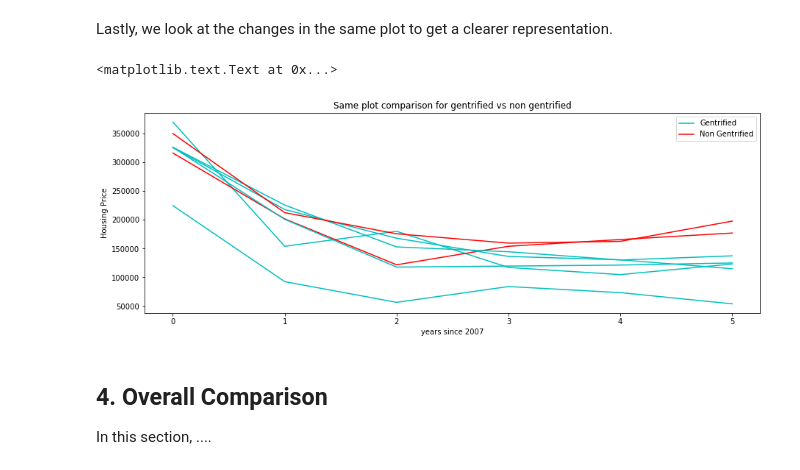
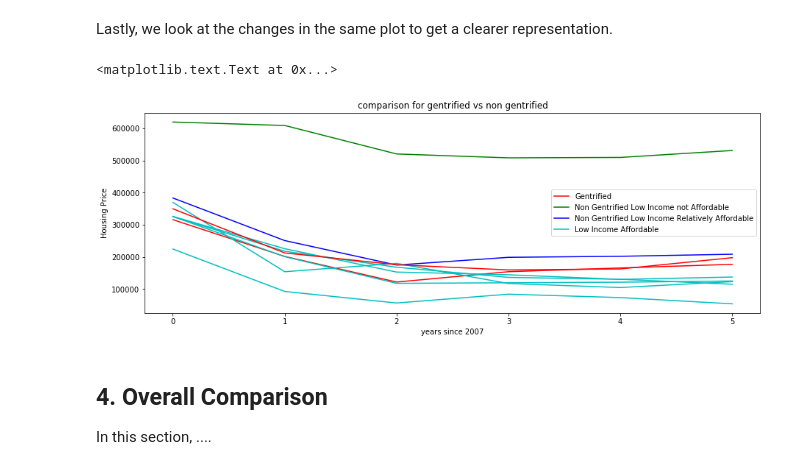
Before and after one commit to AbenaBonsu/Pr_057, a Jupyter notebook: FinalProject.ipynb, the cells around one changed output. Cells and saved outputs as stored; diff of their text form; code cells hidden in the pictures.

```diff
--- a/FinalProject.ipynb
+++ b/FinalProject.ipynb
@@ -982,20 +952,27 @@ plt.xlabel('years since 2007')
 Lastly, we look at the changes in the same plot to get a clearer representation.
 # %%
 plt.figure(figsize=(15,5))
-plt.title('Same plot comparison for gentrified vs non gentrified')
+plt.title('comparison for gentrified vs non gentrified')
+plt.plot(hp[0][:].T[:][74], color = 'r')
+# Ocean Beach
+plt.plot(hp[0][:].T[:][69], color = 'g')
+# National City
+plt.plot(hp[0][:].T[:][17], color = 'b')
 plt.plot(hp[0][:].T[:][2], color = 'c')
-plt.plot(hp[0][:].T[:][74], color = 'r')
 plt.plot(hp[0][:].T[:][3], color = 'c')
 plt.plot(hp[0][:].T[:][12], color = 'c')
 plt.plot(hp[0][:].T[:][23], color = 'c')
 plt.plot(hp[0][:].T[:][50], color = 'c')
 plt.plot(hp[0][:].T[:][94], color = 'r')
-plt.legend(('Gentrified', 'Non Gentrified'))
+
+
+
+plt.legend(('Gentrified','Non Gentrified Low Income not Affordable','Non Gentrified Low Income Relatively Affordable', 'Low Income Affordable'))
 plt.ylabel('Housing Price')
 plt.xlabel('years since 2007')
 # %% [output]
 <matplotlib.text.Text at 0x...>
-[figure, old version]
+[figure, new version]
 # %% [markdown]
 ## 4. Overall Comparison
 
```
Also changed, not shown: parts of 11 cells of this notebook.
